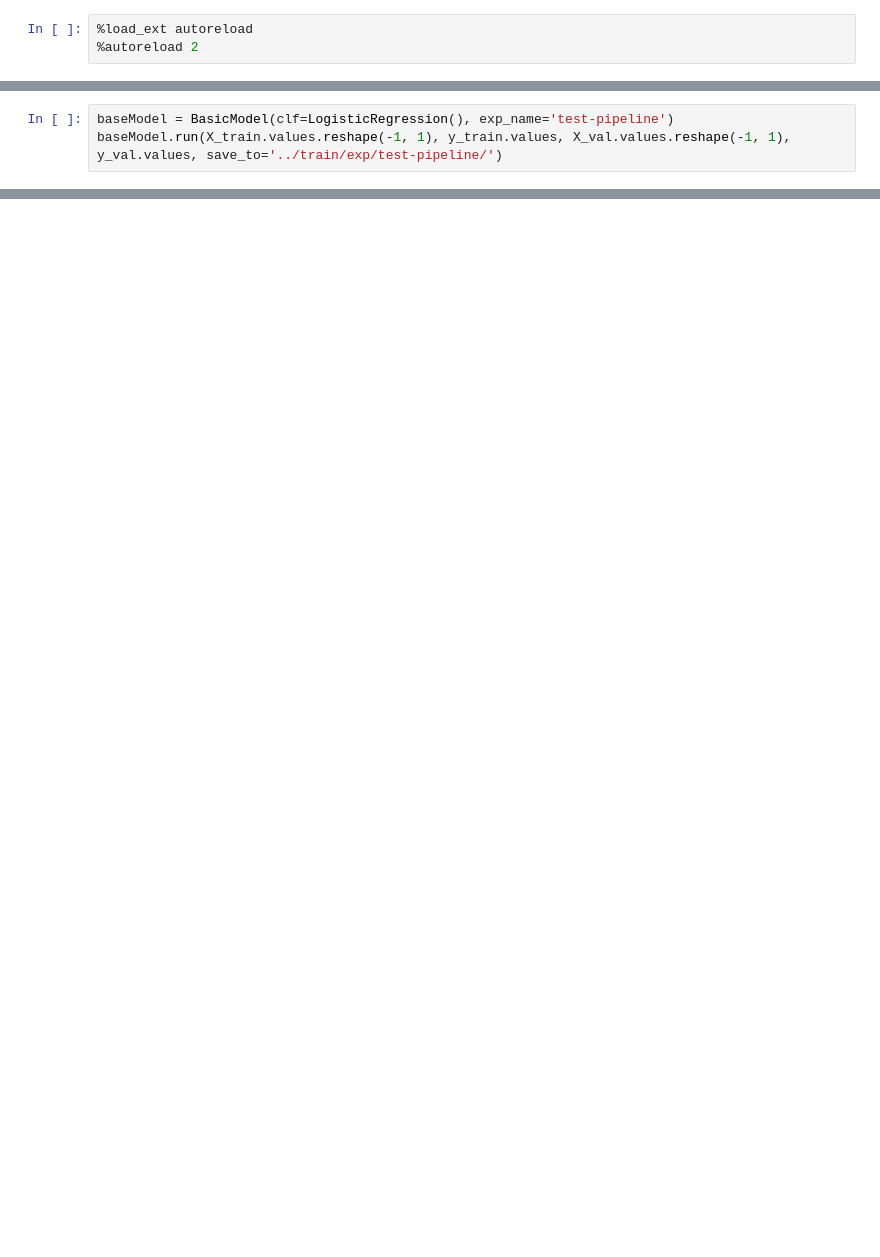
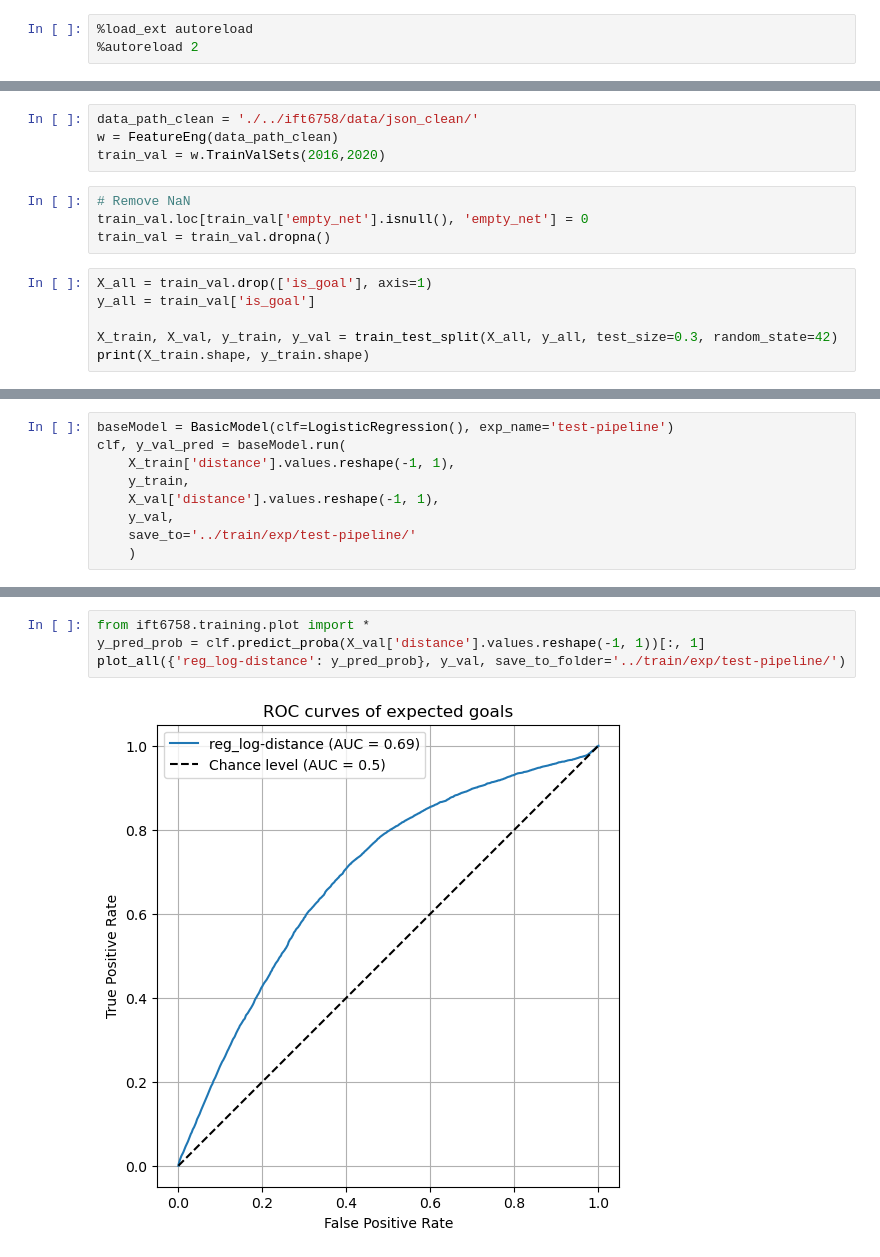
Before and after one commit to Jay-D13/IFT6758-A5-NHL, a Jupyter notebook: notebooks/3 - Basic models.ipynb, the cells around one changed output, grey strips where cells are left out. Saved outputs shown, nothing was run; the diff lists cells and outputs as text; blank space fills up the shorter version.

Commit message:
Add all plot functions

```diff
--- a/notebooks/3 - Basic models.ipynb
+++ b/notebooks/3 - Basic models.ipynb
@@ -30,0 +10,14 @@ X_train, X_val, y_train, y_val = train_test_split(X_all, y_all, test_size=0.2, r
+# %%
+data_path_clean = './../ift6758/data/json_clean/'
+w = FeatureEng(data_path_clean)
+train_val = w.TrainValSets(2016,2020)
+# %%
+# Remove NaN
+train_val.loc[train_val['empty_net'].isnull(), 'empty_net'] = 0
+train_val = train_val.dropna()
+# %%
+X_all = train_val.drop(['is_goal'], axis=1)
+y_all = train_val['is_goal']
+
+X_train, X_val, y_train, y_val = train_test_split(X_all, y_all, test_size=0.3, random_state=42)
+print(X_train.shape, y_train.shape)
@@ -31,6 +26,12 @@ X_train, X_val, y_train, y_val = train_test_split(X_all, y_all, test_size=0.2, r
 # %%
 baseModel = BasicModel(clf=LogisticRegression(), exp_name='test-pipeline')
-baseModel.run(X_train.values.reshape(-1, 1), y_train.values, X_val.values.reshape(-1, 1), y_val.values, save_to='../train/exp/test-pipeline/')
+clf, y_val_pred = baseModel.run(
+    X_train['distance'].values.reshape(-1, 1),
+    y_train,
+    X_val['distance'].values.reshape(-1, 1),
+    y_val,
+    save_to='../train/exp/test-pipeline/'
+    )
 # %% [output]
 COMET WARNING: As you are running in a Jupyter environment, you will need to call `experiment.end()` when finished to ensure all metrics and code are logged before exiting.
 COMET WARNING: Unknown error exporting current conda environment
@@ -52,0 +59,6 @@ COMET INFO:
+# %%
+from ift6758.training.plot import *
+y_pred_prob = clf.predict_proba(X_val['distance'].values.reshape(-1, 1))[:, 1]
+plot_all({'reg_log-distance': y_pred_prob}, y_val, save_to_folder='../train/exp/test-pipeline/')
+# %% [output]
+[figure, added]
```
Also changed, not shown: parts of 8 cells of this notebook, 1 other file.
